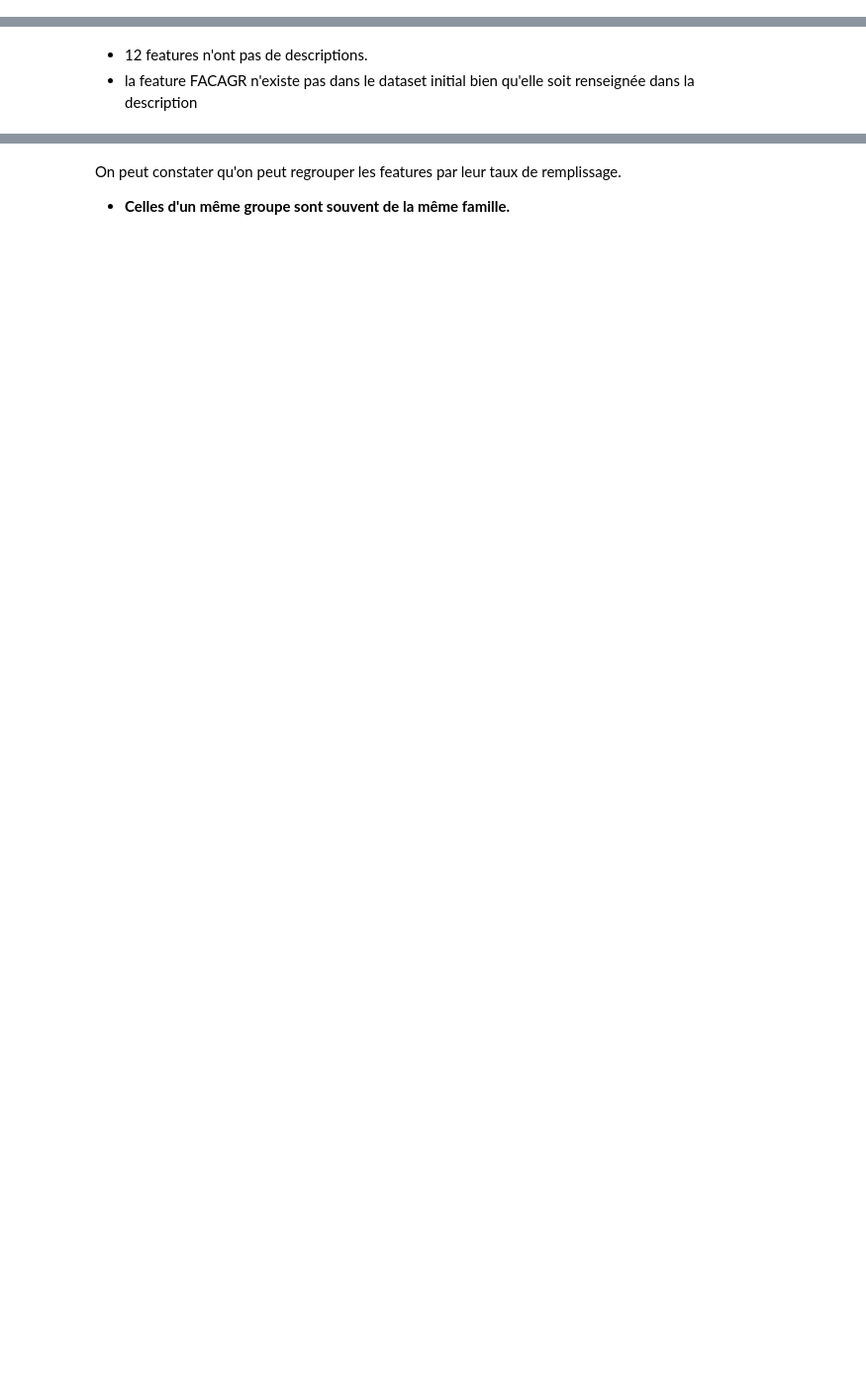
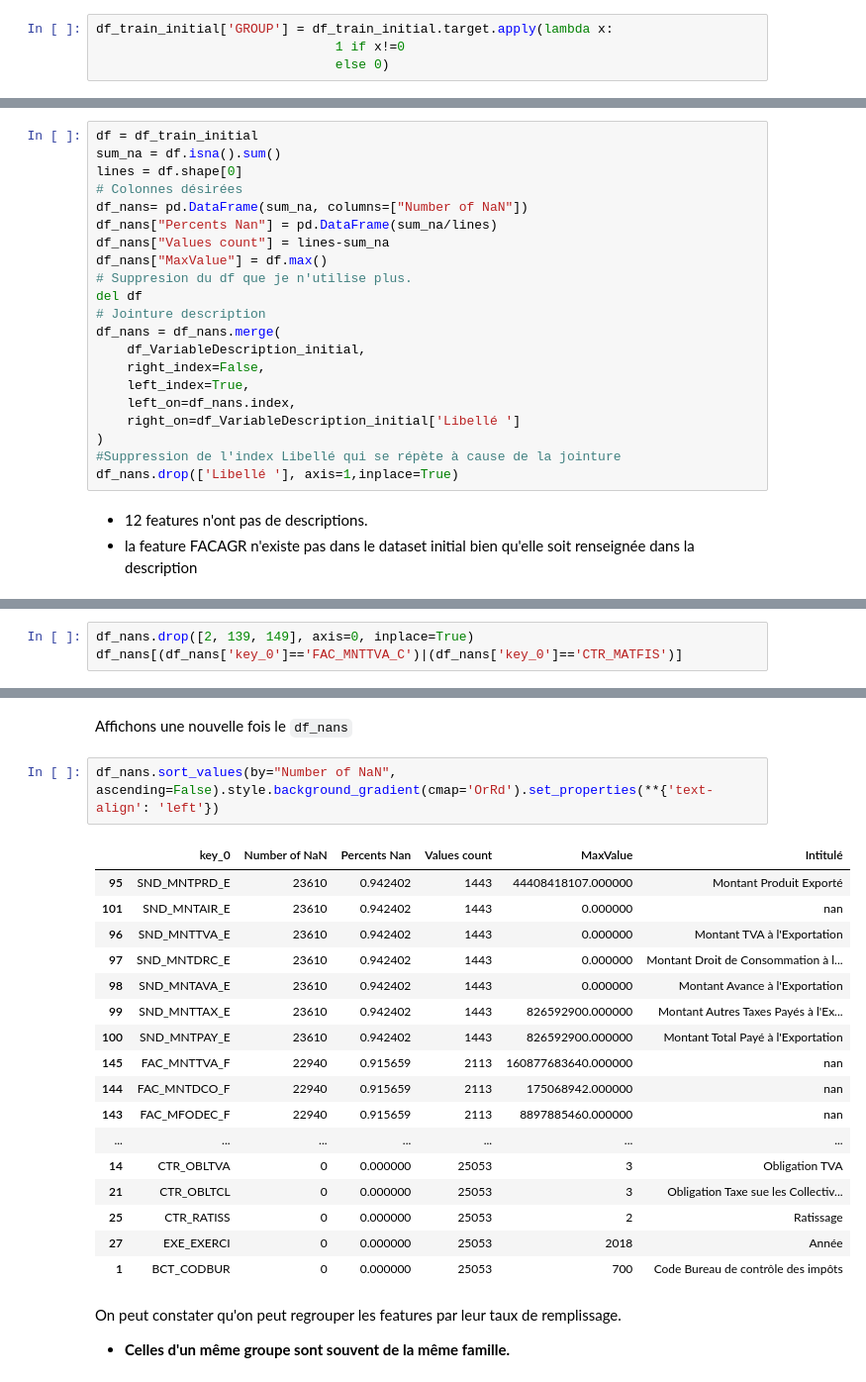
Before and after one commit to nchurlet/Projet_IA_Banque_Common, a Jupyter notebook: comon_P4_Tax_Fraud.ipynb, the cells around one changed output, grey strips where cells are left out. Shown at 99% size. Cells and saved outputs as stored; diff of their text form; blank space fills up the shorter version.

```diff
--- a/comon_P4_Tax_Fraud.ipynb
+++ b/comon_P4_Tax_Fraud.ipynb
@@ -247,0 +255,4 @@ Je constitue deux DF regroupant la catégorie que je nomme 0 où les valeurs de
+# %%
+df_train_initial['GROUP'] = df_train_initial.target.apply(lambda x:
+                               1 if x!=0
+                               else 0)
@@ -301,3 +336,24 @@ Une étude métier pourrait éclaircir ce point.<br><br>
+# %%
+df = df_train_initial
+sum_na = df.isna().sum()
+lines = df.shape[0]
+# Colonnes désirées
+df_nans= pd.DataFrame(sum_na, columns=["Number of NaN"])
+df_nans["Percents Nan"] = pd.DataFrame(sum_na/lines)
+df_nans["Values count"] = lines-sum_na
+df_nans["MaxValue"] = df.max()
+# Suppresion du df que je n'utilise plus.
+del df
+# Jointure description
+df_nans = df_nans.merge(
+    df_VariableDescription_initial,
+    right_index=False,
+    left_index=True,
+    left_on=df_nans.index,
+    right_on=df_VariableDescription_initial['Libellé ']
+)
+#Suppression de l'index Libellé qui se répète à cause de la jointure
+df_nans.drop(['Libellé '], axis=1,inplace=True)
 # %% [markdown]
 - 12 features n'ont pas de descriptions.
 - la feature FACAGR n'existe pas dans le dataset initial bien qu'elle soit renseignée dans la description
@@ -316,0 +448,3 @@ En produisant ce tableau et en groupant les données par taux de remplissage on
+# %%
+df_nans.drop([2, 139, 149], axis=0, inplace=True)
+df_nans[(df_nans['key_0']=='FAC_MNTTVA_C')|(df_nans['key_0']=='CTR_MATFIS')]
@@ -317,3 +465,25 @@ En produisant ce tableau et en groupant les données par taux de remplissage on
+# %% [markdown]
+Affichons une nouvelle fois le `df_nans`
+# %%
+df_nans.sort_values(by="Number of NaN", ascending=False).style.background_gradient(cmap='OrRd').set_properties(**{'text-align': 'left'})
+# %% [output]
+|  | key_0 | Number of NaN | Percents Nan | Values count | MaxValue | Intitulé |
+| 95 | SND_MNTPRD_E | 23610 | 0.942402 | 1443 | 44408418107.000000 | Montant Produit Exporté |
+| 101 | SND_MNTAIR_E | 23610 | 0.942402 | 1443 | 0.000000 | nan |
+| 96 | SND_MNTTVA_E | 23610 | 0.942402 | 1443 | 0.000000 | Montant TVA à l'Exportation |
+| 97 | SND_MNTDRC_E | 23610 | 0.942402 | 1443 | 0.000000 | Montant Droit de Consommation à l... |
+| 98 | SND_MNTAVA_E | 23610 | 0.942402 | 1443 | 0.000000 | Montant Avance à l'Exportation |
+| 99 | SND_MNTTAX_E | 23610 | 0.942402 | 1443 | 826592900.000000 | Montant Autres Taxes Payés à l'Ex... |
+| 100 | SND_MNTPAY_E | 23610 | 0.942402 | 1443 | 826592900.000000 | Montant Total Payé à l'Exportation |
+| 145 | FAC_MNTTVA_F | 22940 | 0.915659 | 2113 | 160877683640.000000 | nan |
+| 144 | FAC_MNTDCO_F | 22940 | 0.915659 | 2113 | 175068942.000000 | nan |
+| 143 | FAC_MFODEC_F | 22940 | 0.915659 | 2113 | 8897885460.000000 | nan |
+| ... | ... | ... | ... | ... | ... | ... |
+| 14 | CTR_OBLTVA | 0 | 0.000000 | 25053 | 3 | Obligation TVA |
+| 21 | CTR_OBLTCL | 0 | 0.000000 | 25053 | 3 | Obligation Taxe sue les Collectiv... |
+| 25 | CTR_RATISS | 0 | 0.000000 | 25053 | 2 | Ratissage |
+| 27 | EXE_EXERCI | 0 | 0.000000 | 25053 | 2018 | Année |
+| 1 | BCT_CODBUR | 0 | 0.000000 | 25053 | 700 | Code Bureau de contrôle des impôts |
 # %% [markdown]
 On peut constater qu'on peut regrouper les features par leur taux de remplissage.
 - **Celles d'un même groupe sont souvent de la même famille.**
```
Also changed, not shown: parts of 47 cells of this notebook, 3 other files.
